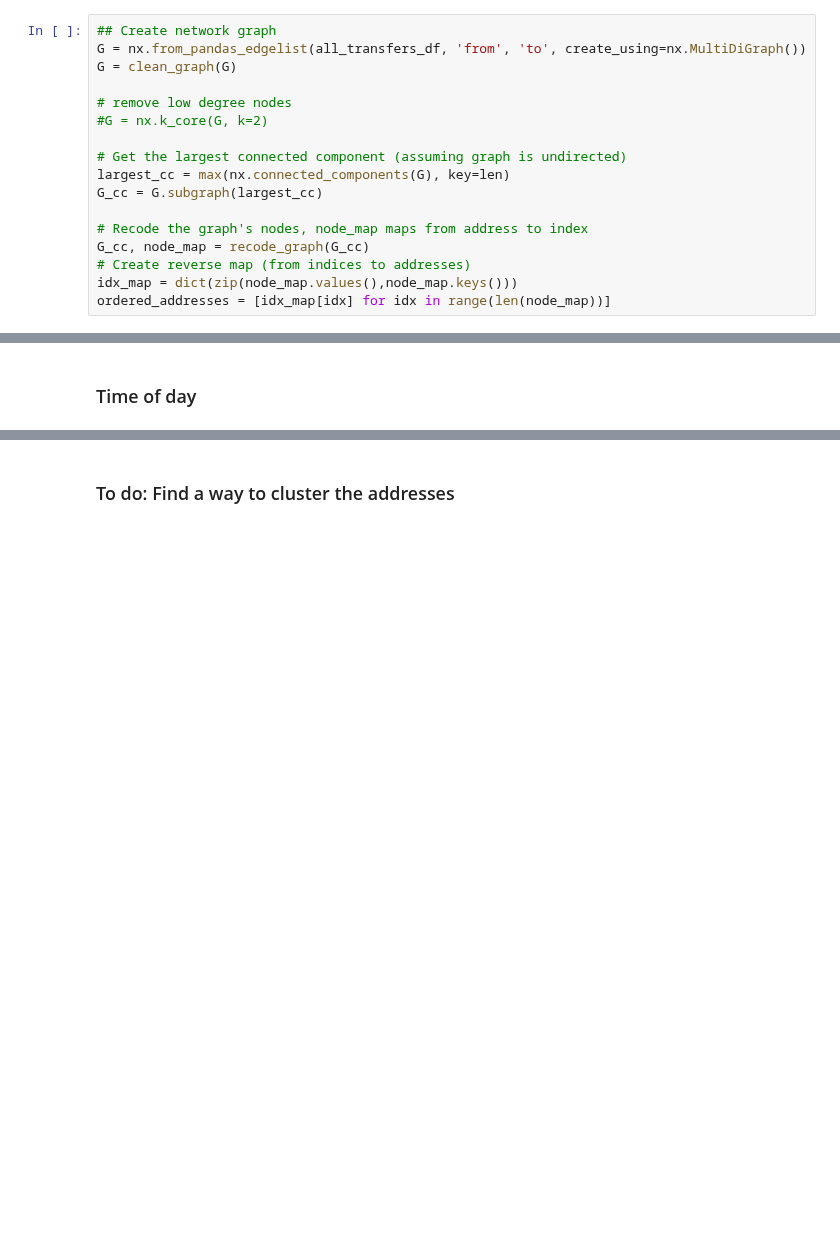
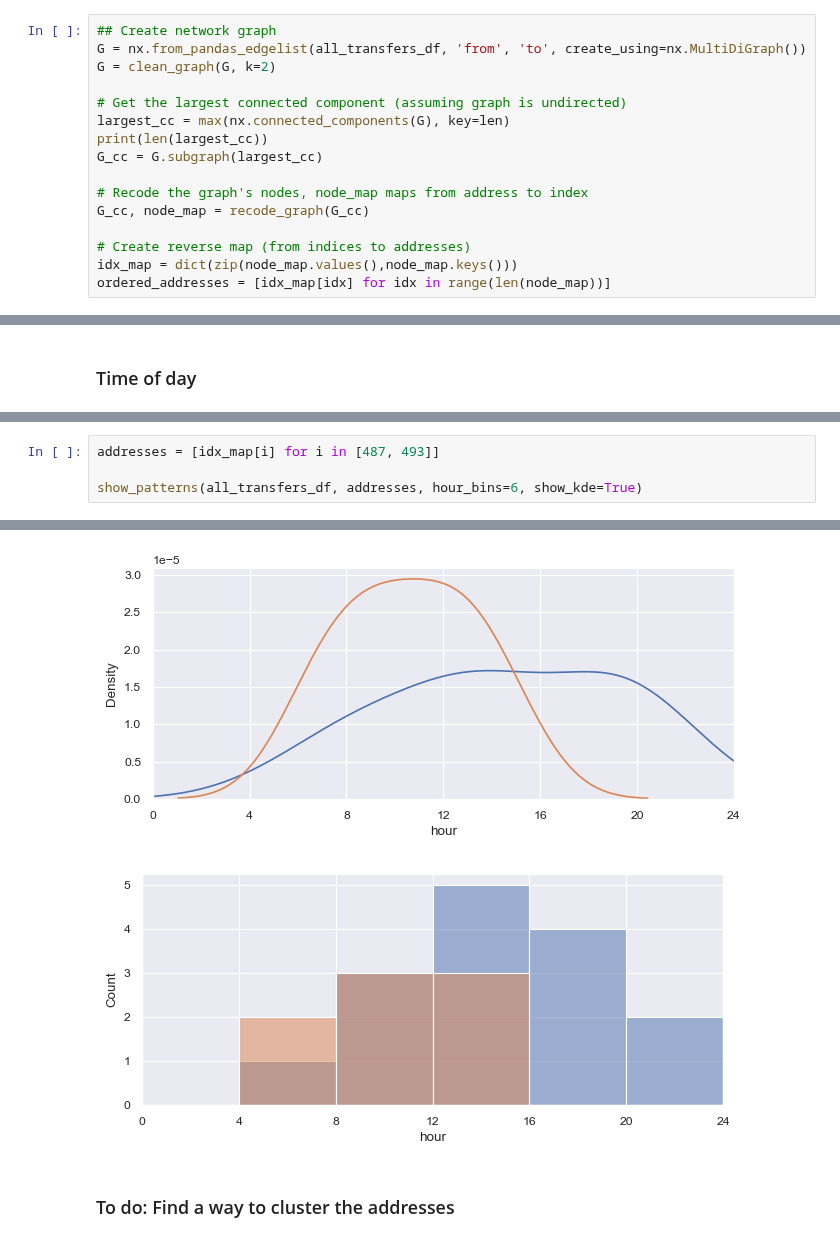
Before and after one commit to dariothuerkauf/address-clustering, a Jupyter notebook: python/node-embedding.ipynb, the cells around one changed output, grey strips where cells are left out. Saved outputs shown, nothing was run; the diff lists cells and outputs as text; blank space fills up the shorter version.

Commit message:
Update node-embedding script

```diff
--- a/python/node-embedding.ipynb
+++ b/python/node-embedding.ipynb
@@ -164,17 +22,16 @@ all_transfers_df
 # %%
 ## Create network graph
 G = nx.from_pandas_edgelist(all_transfers_df, 'from', 'to', create_using=nx.MultiDiGraph())
-G = clean_graph(G)
-
-# remove low degree nodes
-#G = nx.k_core(G, k=2)
+G = clean_graph(G, k=2)
 
 # Get the largest connected component (assuming graph is undirected)
 largest_cc = max(nx.connected_components(G), key=len)
+print(len(largest_cc))
 G_cc = G.subgraph(largest_cc)
 
 # Recode the graph's nodes, node_map maps from address to index
 G_cc, node_map = recode_graph(G_cc)
+
 # Create reverse map (from indices to addresses)
 idx_map = dict(zip(node_map.values(),node_map.keys()))
 ordered_addresses = [idx_map[idx] for idx in range(len(node_map))]
@@ -355,0 +101,5 @@ show_patterns(all_transfers_df, ['0x85e5472752a6f00775faca4d5179bde1081571b0','0
+# %%
+addresses = [idx_map[i] for i in [487, 493]]
+
+show_patterns(all_transfers_df, addresses, hour_bins=6, show_kde=True)
+# %% [output]
@@ -356,3 +108,5 @@ show_patterns(all_transfers_df, ['0x85e5472752a6f00775faca4d5179bde1081571b0','0
+[figure, added]
+[figure, added]
 # %% [markdown]
 ### To do: Find a way to cluster the addresses
 # %%
```
Also changed, not shown: parts of 29 cells of this notebook.
